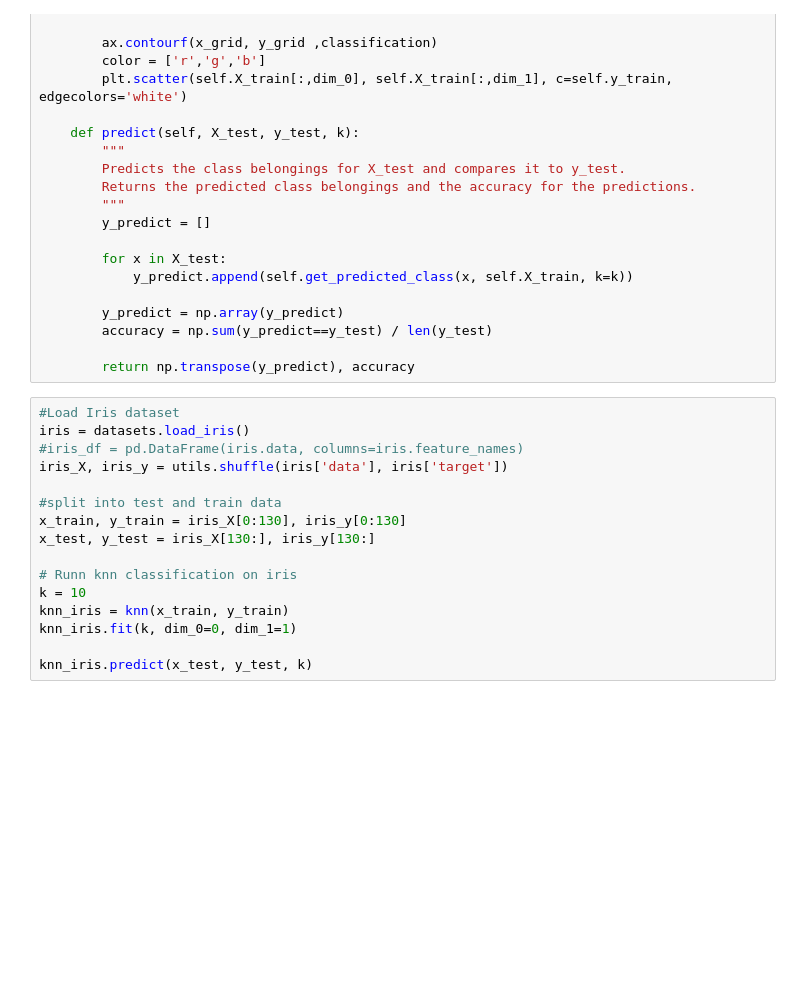
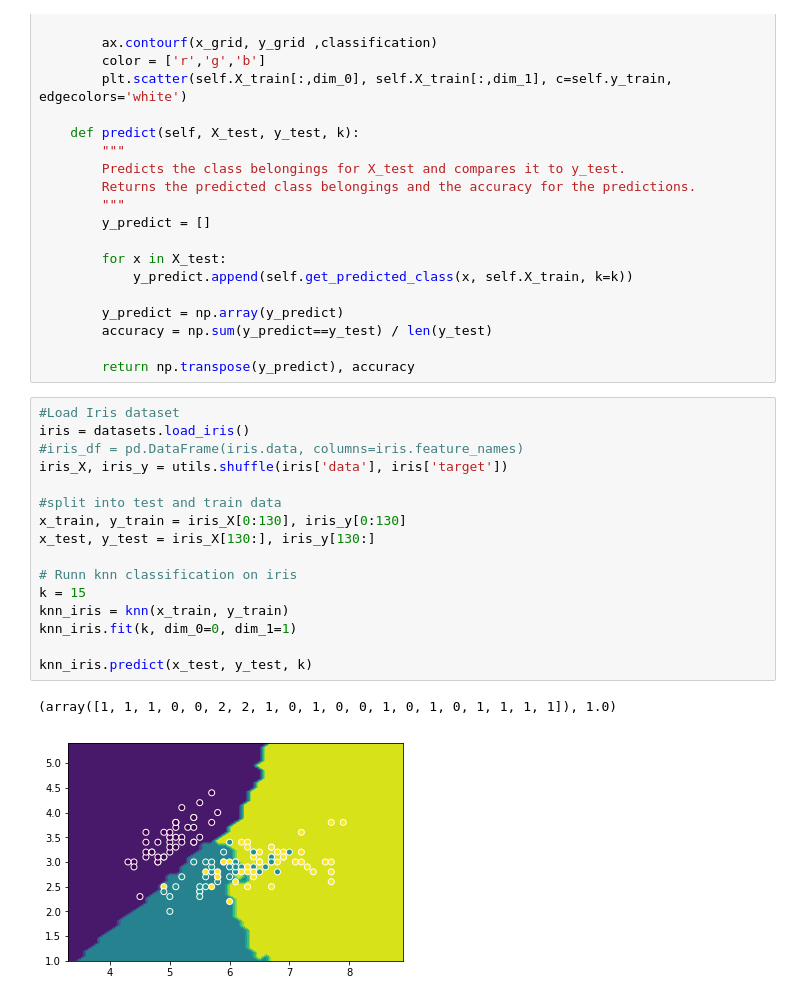
Before and after one commit to emmaryd/machine-learning-algorithms, a Jupyter notebook: k_nearest_neighbours.ipynb, the cells around one changed output. Saved outputs shown, nothing was run; the diff lists cells and outputs as text; blank space fills up the shorter version.

```diff
--- a/k_nearest_neighbours.ipynb
+++ b/k_nearest_neighbours.ipynb
@@ -81,19 +81,22 @@ class knn():
 # %%
 #Load Iris dataset
 iris = datasets.load_iris()
 #iris_df = pd.DataFrame(iris.data, columns=iris.feature_names)
 iris_X, iris_y = utils.shuffle(iris['data'], iris['target'])
 
 #split into test and train data
 x_train, y_train = iris_X[0:130], iris_y[0:130]
 x_test, y_test = iris_X[130:], iris_y[130:]
 
 # Runn knn classification on iris
-k = 10
+k = 15
 knn_iris = knn(x_train, y_train)
 knn_iris.fit(k, dim_0=0, dim_1=1)
 
 knn_iris.predict(x_test, y_test, k)
+# %% [output]
+(array([1, 1, 1, 0, 0, 2, 2, 1, 0, 1, 0, 0, 1, 0, 1, 0, 1, 1, 1, 1]), 1.0)
+[figure, added]
 # %%
 #Load wine dataser
 wine = datasets.load_wine()
```
Also changed, not shown: parts of 1 cell of this notebook.
